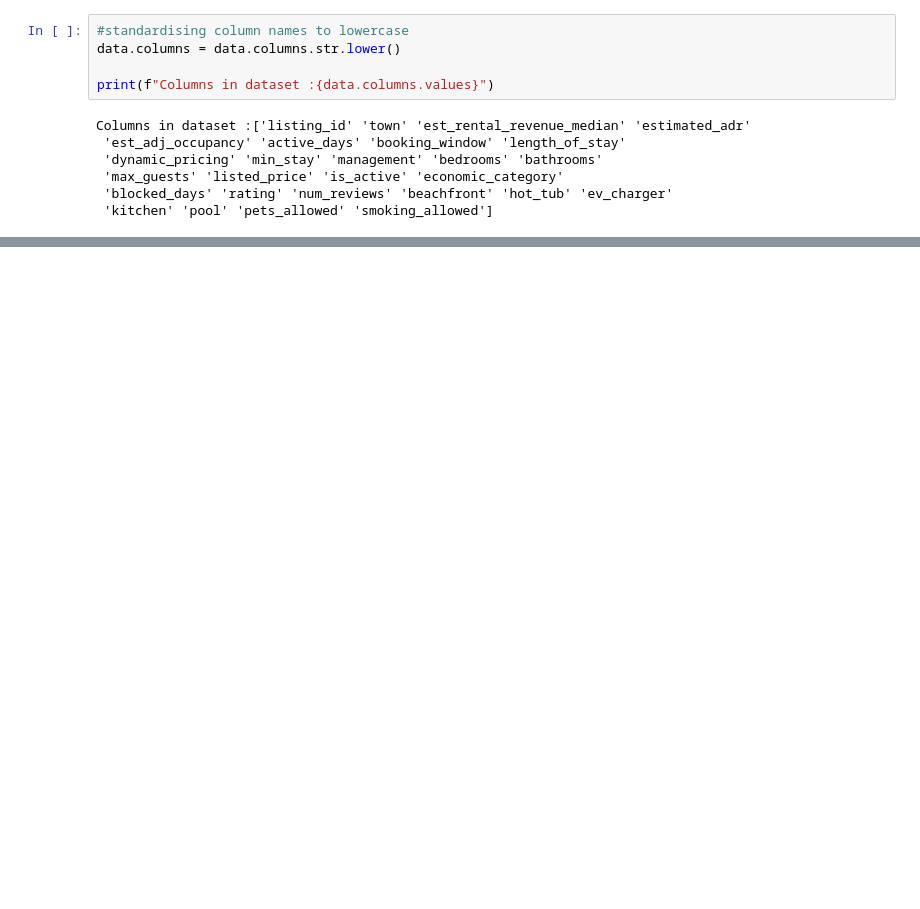
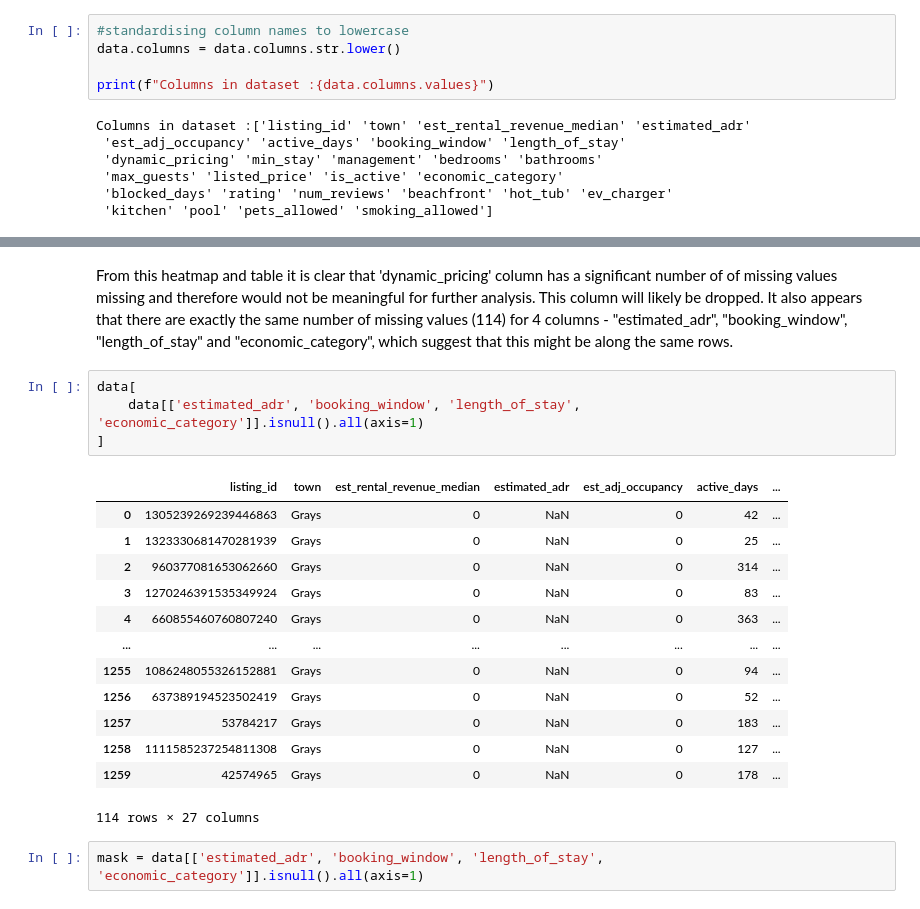
Before and after one commit to AvChilds/serviced_accommodation_ML_project, a Jupyter notebook: masters_assignment_1.ipynb, the cells around one changed output, grey strips where cells are left out. Drawn from its saved outputs; the diff is of its cells as text; blank space fills up the shorter version.

```diff
--- a/masters_assignment_1.ipynb
+++ b/masters_assignment_1.ipynb
@@ -158,0 +197,23 @@ y = ['estim']
+# %% [markdown]
+From this heatmap and table it is clear that 'dynamic_pricing' column has a significant number of of missing values missing and therefore would not be meaningful for further analysis. This column will likely be dropped.
+It also appears that there are exactly the same number of missing values (114) for 4 columns - "estimated_adr", "booking_window", "length_of_stay" and "economic_category", which suggest that this might be along the same rows.
+# %%
+data[
+    data[['estimated_adr', 'booking_window', 'length_of_stay', 'economic_category']].isnull().all(axis=1)
+]
+# %% [output]
+|  | listing_id | town | est_rental_revenue_median | estimated_adr | est_adj_occupancy | active_days | ... |
+| 0 | 1305239269239446863 | Grays | 0 | NaN | 0 | 42 | ... |
+| 1 | 1323330681470281939 | Grays | 0 | NaN | 0 | 25 | ... |
+| 2 | 960377081653062660 | Grays | 0 | NaN | 0 | 314 | ... |
+| 3 | 1270246391535349924 | Grays | 0 | NaN | 0 | 83 | ... |
+| 4 | 660855460760807240 | Grays | 0 | NaN | 0 | 363 | ... |
+| ... | ... | ... | ... | ... | ... | ... | ... |
+| 1255 | 1086248055326152881 | Grays | 0 | NaN | 0 | 94 | ... |
+| 1256 | 637389194523502419 | Grays | 0 | NaN | 0 | 52 | ... |
+| 1257 | 53784217 | Grays | 0 | NaN | 0 | 183 | ... |
+| 1258 | 1111585237254811308 | Grays | 0 | NaN | 0 | 127 | ... |
+| 1259 | 42574965 | Grays | 0 | NaN | 0 | 178 | ... |
+114 rows × 27 columns
+# %%
+mask = data[['estimated_adr', 'booking_window', 'length_of_stay', 'economic_category']].isnull().all(axis=1)
```
Also changed, not shown: parts of 12 cells of this notebook.
